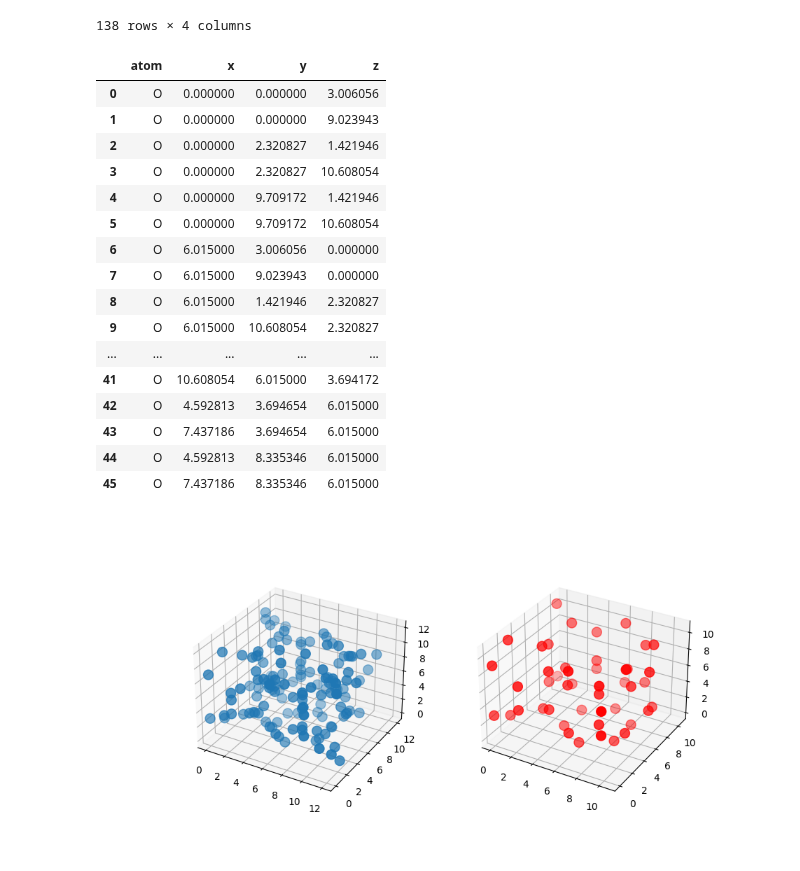
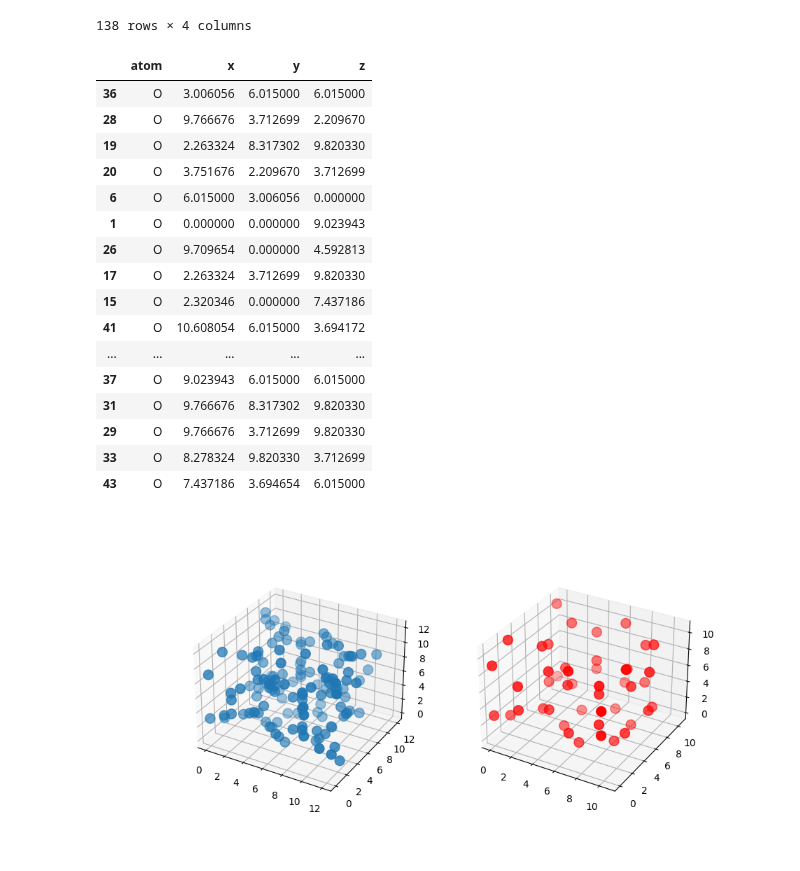
Before and after one commit to nicksmits1/chee494, a Jupyter notebook: DFS_Ring_Identification/DFS_Ring_Finder.ipynb, the cells around one changed output. Cells and saved outputs as stored; diff of their text form; code cells hidden in the pictures.

```diff
--- a/DFS_Ring_Identification/DFS_Ring_Finder.ipynb
+++ b/DFS_Ring_Identification/DFS_Ring_Finder.ipynb
@@ -33,26 +34,27 @@ df
 # %%
 # Get the oxygen atoms only that for the cage
 oxygen_df = df.loc[df['atom'] == "O"]
+oxygen_df = oxygen_df.sample(frac=1)
 
 oxygen_df
 # %% [output]
 |  | atom | x | y | z |
-| 0 | O | 0.000000 | 0.000000 | 3.006056 |
+| 36 | O | 3.006056 | 6.015000 | 6.015000 |
+| 28 | O | 9.766676 | 3.712699 | 2.209670 |
+| 19 | O | 2.263324 | 8.317302 | 9.820330 |
+| 20 | O | 3.751676 | 2.209670 | 3.712699 |
+| 6 | O | 6.015000 | 3.006056 | 0.000000 |
 | 1 | O | 0.000000 | 0.000000 | 9.023943 |
-| 2 | O | 0.000000 | 2.320827 | 1.421946 |
-| 3 | O | 0.000000 | 2.320827 | 10.608054 |
-| 4 | O | 0.000000 | 9.709172 | 1.421946 |
-| 5 | O | 0.000000 | 9.709172 | 10.608054 |
-| 6 | O | 6.015000 | 3.006056 | 0.000000 |
-| 7 | O | 6.015000 | 9.023943 | 0.000000 |
-| 8 | O | 6.015000 | 1.421946 | 2.320827 |
-| 9 | O | 6.015000 | 10.608054 | 2.320827 |
+| 26 | O | 9.709654 | 0.000000 | 4.592813 |
+| 17 | O | 2.263324 | 3.712699 | 9.820330 |
+| 15 | O | 2.320346 | 0.000000 | 7.437186 |
+| 41 | O | 10.608054 | 6.015000 | 3.694172 |
 | ... | ... | ... | ... | ... |
-| 41 | O | 10.608054 | 6.015000 | 3.694172 |
-| 42 | O | 4.592813 | 3.694654 | 6.015000 |
+| 37 | O | 9.023943 | 6.015000 | 6.015000 |
+| 31 | O | 9.766676 | 8.317302 | 9.820330 |
+| 29 | O | 9.766676 | 3.712699 | 9.820330 |
+| 33 | O | 8.278324 | 9.820330 | 3.712699 |
 | 43 | O | 7.437186 | 3.694654 | 6.015000 |
-| 44 | O | 4.592813 | 8.335346 | 6.015000 |
-| 45 | O | 7.437186 | 8.335346 | 6.015000 |
 # %%
 # Plot 3D atoms point clouds
 
```
Also changed, not shown: parts of 6 cells of this notebook, 2 other files.
